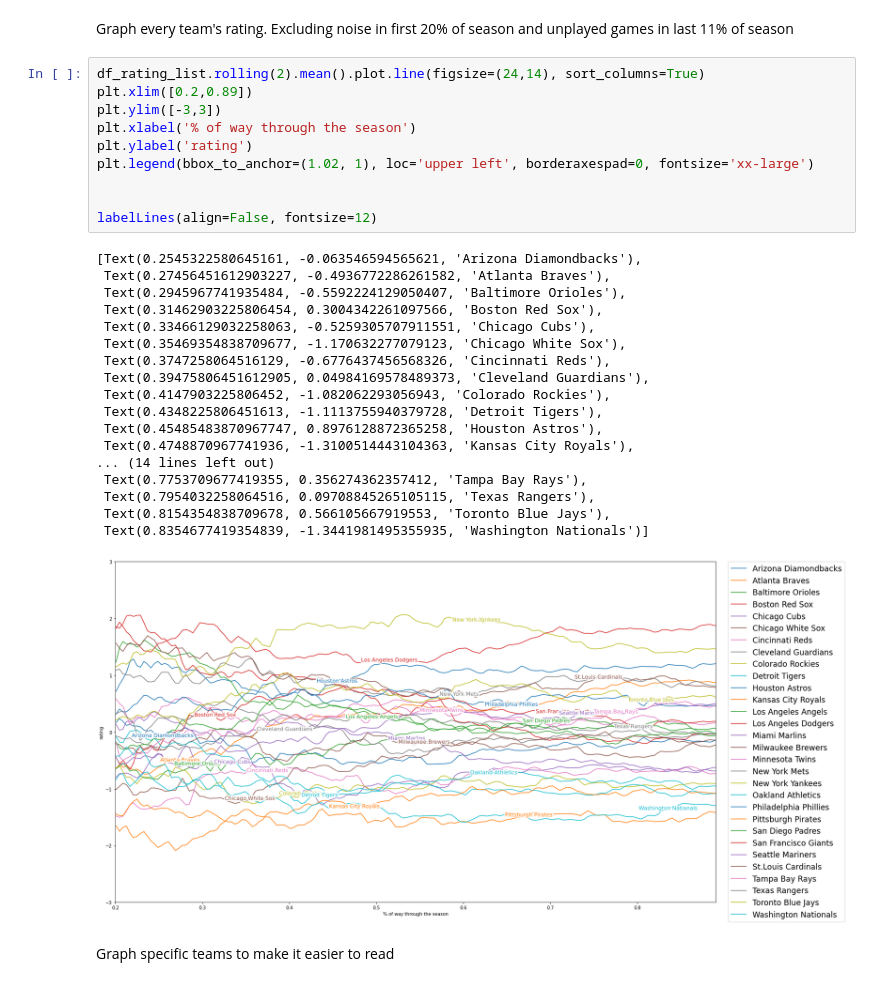
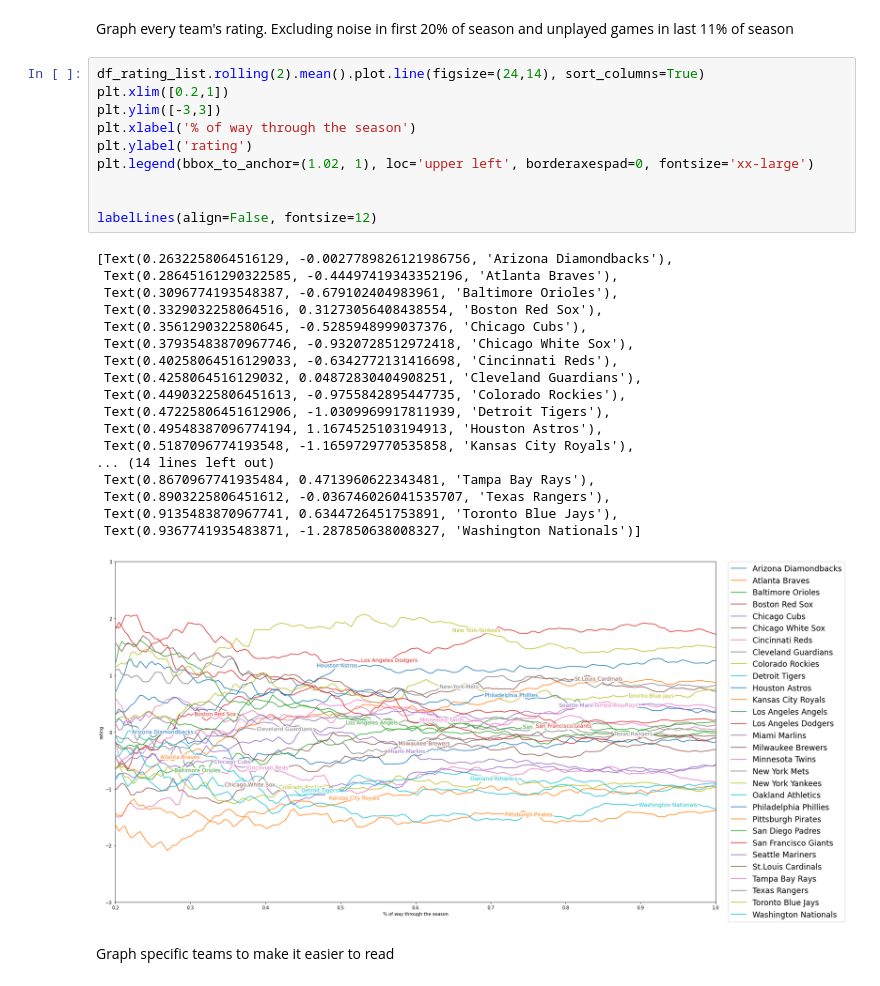
Before and after one commit to Luke-Chesley/API-Sports-Ridge_regression, a Jupyter notebook: MLB_ridge_regression.ipynb, the cells around one changed output. Saved outputs shown, nothing was run; the diff lists cells and outputs as text.

```diff
--- a/MLB_ridge_regression.ipynb
+++ b/MLB_ridge_regression.ipynb
@@ -256,33 +257,33 @@ df_rating_list.drop(columns='date', inplace=True)
 Graph every team's rating. Excluding noise in first 20% of season and unplayed games in last 11% of season
 # %%
 df_rating_list.rolling(2).mean().plot.line(figsize=(24,14), sort_columns=True)
-plt.xlim([0.2,0.89])
+plt.xlim([0.2,1])
 plt.ylim([-3,3])
 plt.xlabel('% of way through the season')
 plt.ylabel('rating')
 plt.legend(bbox_to_anchor=(1.02, 1), loc='upper left', borderaxespad=0, fontsize='xx-large')
 
 
 labelLines(align=False, fontsize=12)
 # %% [output]
-[Text(0.2545322580645161, -0.063546594565621, 'Arizona Diamondbacks'),
- Text(0.27456451612903227, -0.4936772286261582, 'Atlanta Braves'),
- Text(0.2945967741935484, -0.5592224129050407, 'Baltimore Orioles'),
- Text(0.31462903225806454, 0.3004342261097566, 'Boston Red Sox'),
- Text(0.33466129032258063, -0.5259305707911551, 'Chicago Cubs'),
- Text(0.35469354838709677, -1.170632277079123, 'Chicago White Sox'),
- Text(0.3747258064516129, -0.6776437456568326, 'Cincinnati Reds'),
- Text(0.39475806451612905, 0.04984169578489373, 'Cleveland Guardians'),
- Text(0.4147903225806452, -1.082062293056943, 'Colorado Rockies'),
- Text(0.4348225806451613, -1.1113755940379728, 'Detroit Tigers'),
- Text(0.45485483870967747, 0.8976128872365258, 'Houston Astros'),
- Text(0.4748870967741936, -1.3100514443104363, 'Kansas City Royals'),
+[Text(0.2632258064516129, -0.0027789826121986756, 'Arizona Diamondbacks'),
+ Text(0.28645161290322585, -0.44497419343352196, 'Atlanta Braves'),
+ Text(0.3096774193548387, -0.679102404983961, 'Baltimore Orioles'),
+ Text(0.3329032258064516, 0.31273056408438554, 'Boston Red Sox'),
+ Text(0.3561290322580645, -0.5285948999037376, 'Chicago Cubs'),
+ Text(0.37935483870967746, -0.9320728512972418, 'Chicago White Sox'),
+ Text(0.40258064516129033, -0.6342772131416698, 'Cincinnati Reds'),
+ Text(0.4258064516129032, 0.04872830404908251, 'Cleveland Guardians'),
+ Text(0.44903225806451613, -0.9755842895447735, 'Colorado Rockies'),
+ Text(0.47225806451612906, -1.0309969917811939, 'Detroit Tigers'),
+ Text(0.49548387096774194, 1.1674525103194913, 'Houston Astros'),
+ Text(0.5187096774193548, -1.1659729770535858, 'Kansas City Royals'),
 ... (14 lines left out)
- Text(0.7753709677419355, 0.356274362357412, 'Tampa Bay Rays'),
- Text(0.7954032258064516, 0.09708845265105115, 'Texas Rangers'),
- Text(0.8154354838709678, 0.566105667919553, 'Toronto Blue Jays'),
- Text(0.8354677419354839, -1.3441981495355935, 'Washington Nationals')]
+ Text(0.8670967741935484, 0.4713960622343481, 'Tampa Bay Rays'),
+ Text(0.8903225806451612, -0.036746026041535707, 'Texas Rangers'),
+ Text(0.9135483870967741, 0.6344726451753891, 'Toronto Blue Jays'),
+ Text(0.9367741935483871, -1.287850638008327, 'Washington Nationals')]
-[figure, old version]
+[figure, new version]
 # %% [markdown]
 Graph specific teams to make it easier to read
 # %%
```
Also changed, not shown: parts of 21 cells of this notebook.
